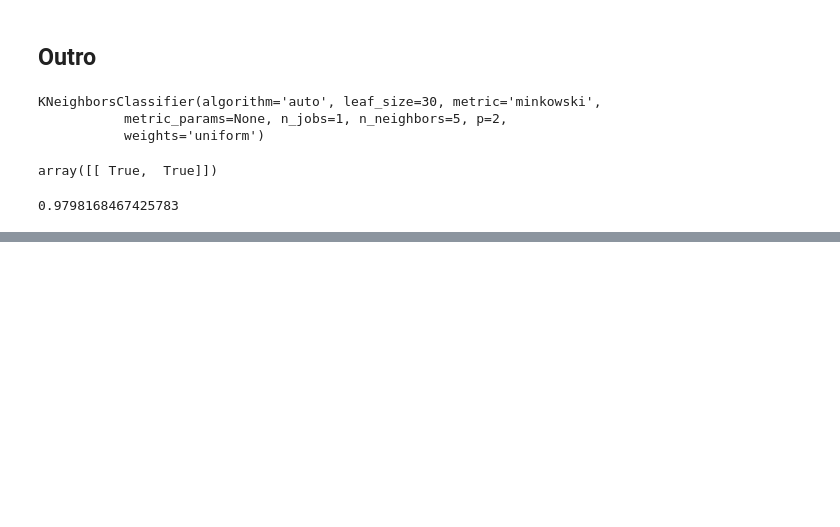
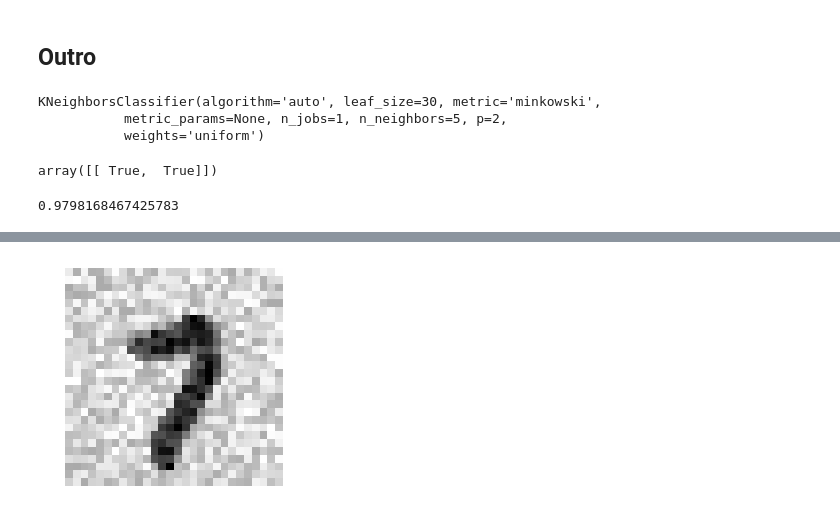
Before and after one commit to drpjm/python-ml-sandbox, a Jupyter notebook: Chapter3-Classification/MNIST.ipynb, the cells around one changed output, grey strips where cells are left out. Drawn from its saved outputs; the diff is of its cells as text; code cells hidden in the pictures; blank space fills up the shorter version.

```diff
--- a/Chapter3-Classification/MNIST.ipynb
+++ b/Chapter3-Classification/MNIST.ipynb
@@ -446,0 +468,4 @@ f1_score( y_multilabel, y_train_knn_pred, average="macro" )
+# %%
+plot_digit(X_train_mod[rand_idx])
+# %% [output]
+[figure, added]
```
Also changed, not shown: parts of 5 cells of this notebook, 2 other files.
